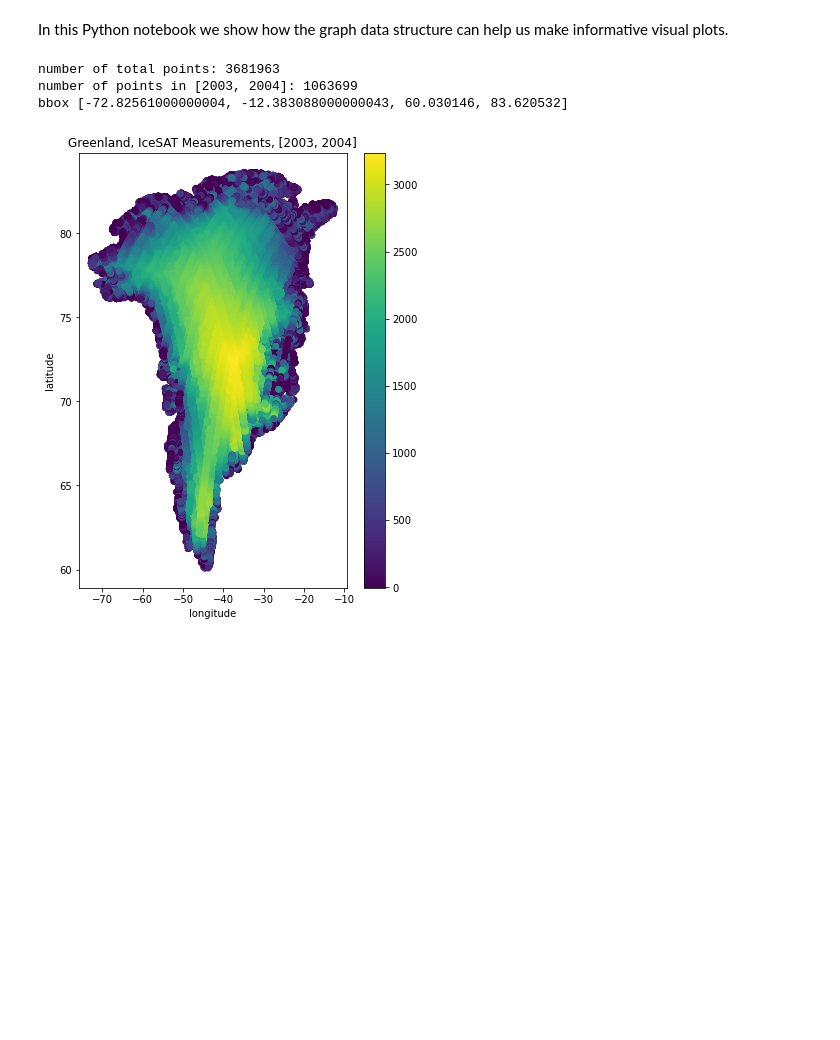
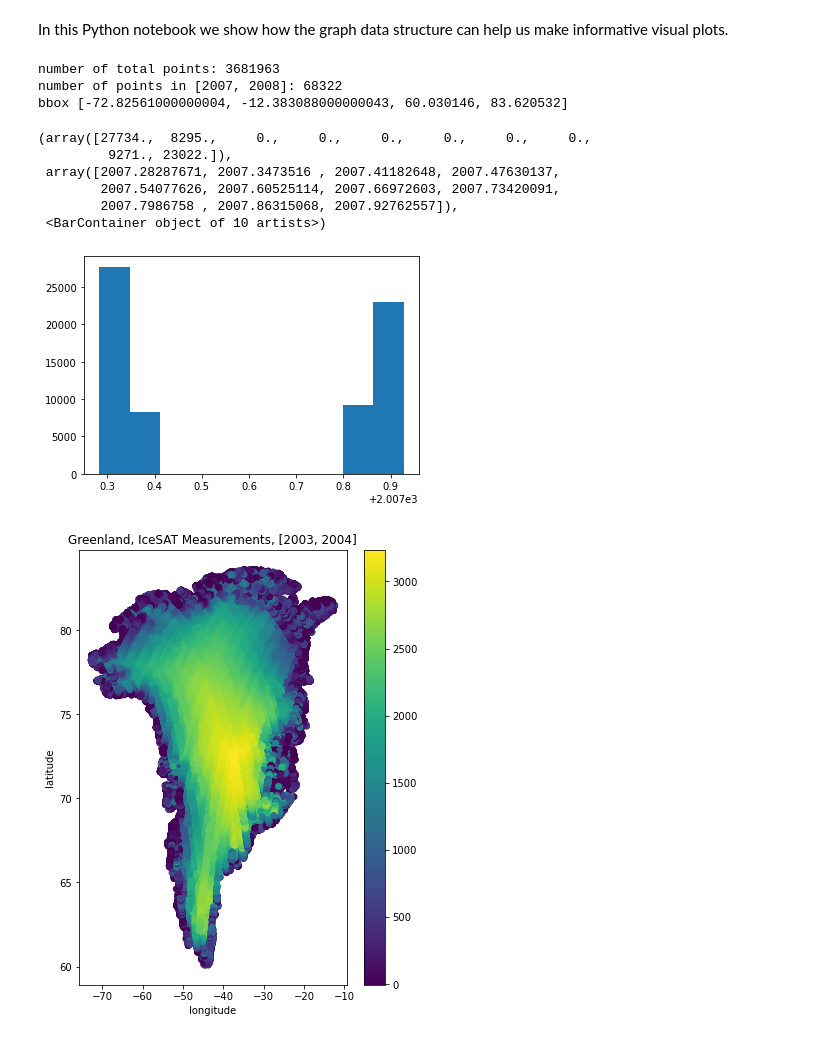
Before and after one commit to njbergam/GAGA, a Jupyter notebook: 1_plotting.ipynb, the cells around one changed output. Saved outputs shown, nothing was run; the diff lists cells and outputs as text; code cells hidden in the pictures; blank space fills up the shorter version.

```diff
--- a/1_plotting.ipynb
+++ b/1_plotting.ipynb
@@ -3,15 +3,24 @@ In this Python notebook we show how the graph data structure can help us make in
 # %%
 from Functions import *
 import pandas as pd
 
 gr = pd.read_pickle("greenland_clean.pkl")
-period = [2003,2004]
+period = [2007,2008]
+
 gr = Graph(gr, period)
 gr.info()
+plt.hist(gr.t_spec)
 # %% [output]
 number of total points: 3681963
-number of points in [2003, 2004]: 1063699
+number of points in [2007, 2008]: 68322
 bbox [-72.82561000000004, -12.383088000000043, 60.030146, 83.620532]
+(array([27734.,  8295.,     0.,     0.,     0.,     0.,     0.,     0.,
+         9271., 23022.]),
+ array([2007.28287671, 2007.3473516 , 2007.41182648, 2007.47630137,
+        2007.54077626, 2007.60525114, 2007.66972603, 2007.73420091,
+        2007.7986758 , 2007.86315068, 2007.92762557]),
+ <BarContainer object of 10 artists>)
+[figure, added]
 # %%
 #gr.bbox_specialize([-90,-50,-180,180])
 gr.visualize(tp='normal',saveto='samples/antarctica.csv')
```
Also changed, not shown: 13 other files.
